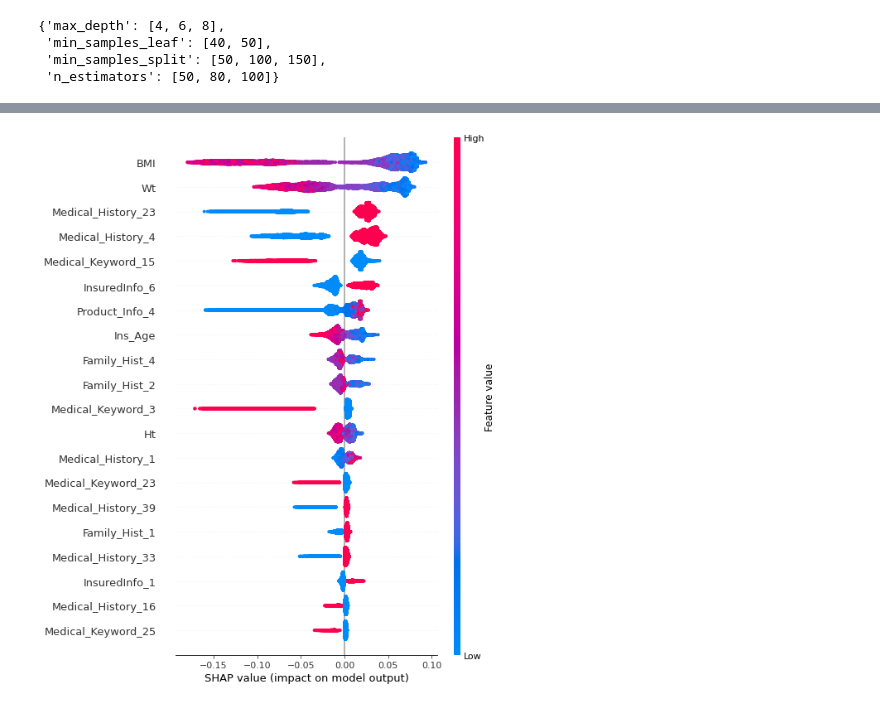
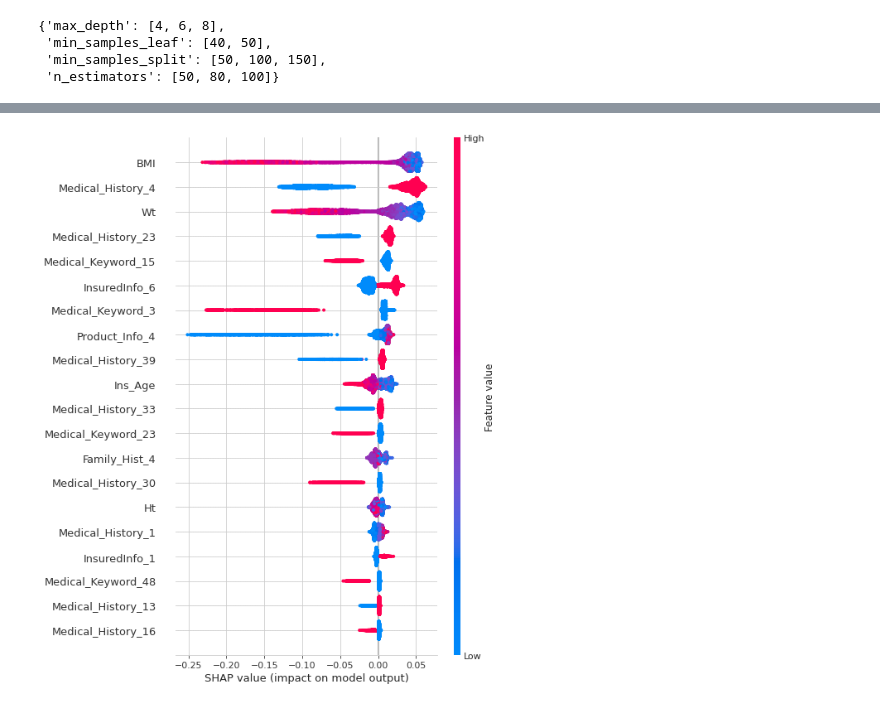
Before and after one commit to ayush9304/Life-Insurance-Risk-Prediction, a Jupyter notebook: Life_Insurance_Risk_Prediction.ipynb, the cells around one changed output, grey strips where cells are left out. Cells and saved outputs as stored; diff of their text form; code cells hidden in the pictures.

```diff
--- a/Life_Insurance_Risk_Prediction.ipynb
+++ b/Life_Insurance_Risk_Prediction.ipynb
@@ -325,0 +197,8 @@ param_dict = {'n_estimators' : n_estimators,
+# %%
+test_df.fillna(impute_value, inplace=True)
+# %%
+X_train = train_df.drop(labels='New_Response',axis=1)
+Y_train = train_df['New_Response']
+
+X_test = test_df.drop(labels='New_Response',axis=1)
+Y_test = test_df['New_Response']
@@ -370,2 +269,3 @@ RandomForestClassifier(max_depth=8, min_samples_leaf=40, min_samples_split=50)
 # %%
-rf_optimal_model = rf_grid.best_estimator_
+rf_best_model = rf_grid.best_estimator_
+print(rf_best_model)
@@ -543,0 +409,3 @@ shap_values = explainer.shap_values(X_shap)
+# %%
+# Create Tree Explainer object that can calculate shap values
+explainer = shap.TreeExplainer(rf_best_model)
@@ -544,4 +456,5 @@ shap_values = explainer.shap_values(X_shap)
 # %%
-shap.summary_plot(shap_values[1], X_shap, plot_type="dot")
+shap_values = explainer.shap_values(X_test)
+shap.summary_plot(shap_values[1], X_test, plot_type="dot")
 # %% [output]
-[figure, old version]
+[figure, new version]
```
Also changed, not shown: parts of 123 cells of this notebook.
